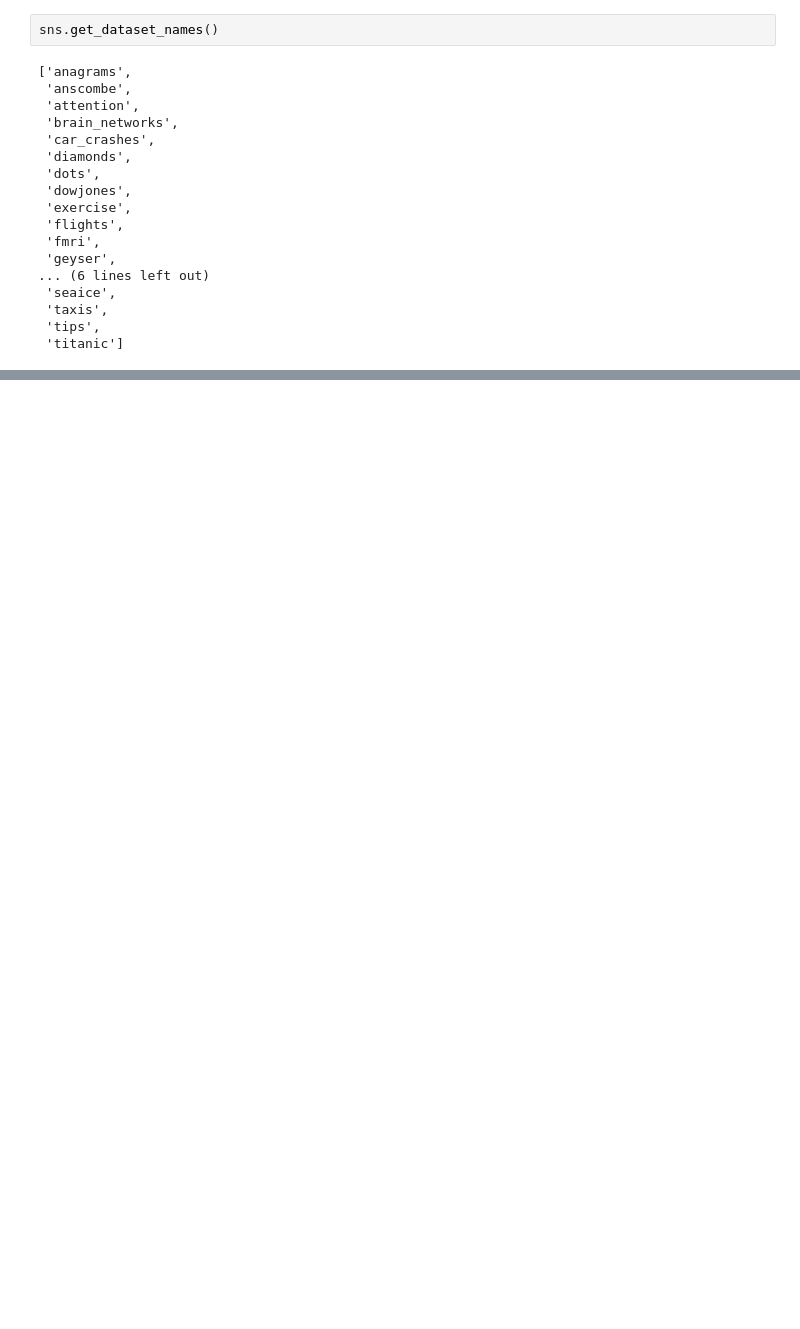
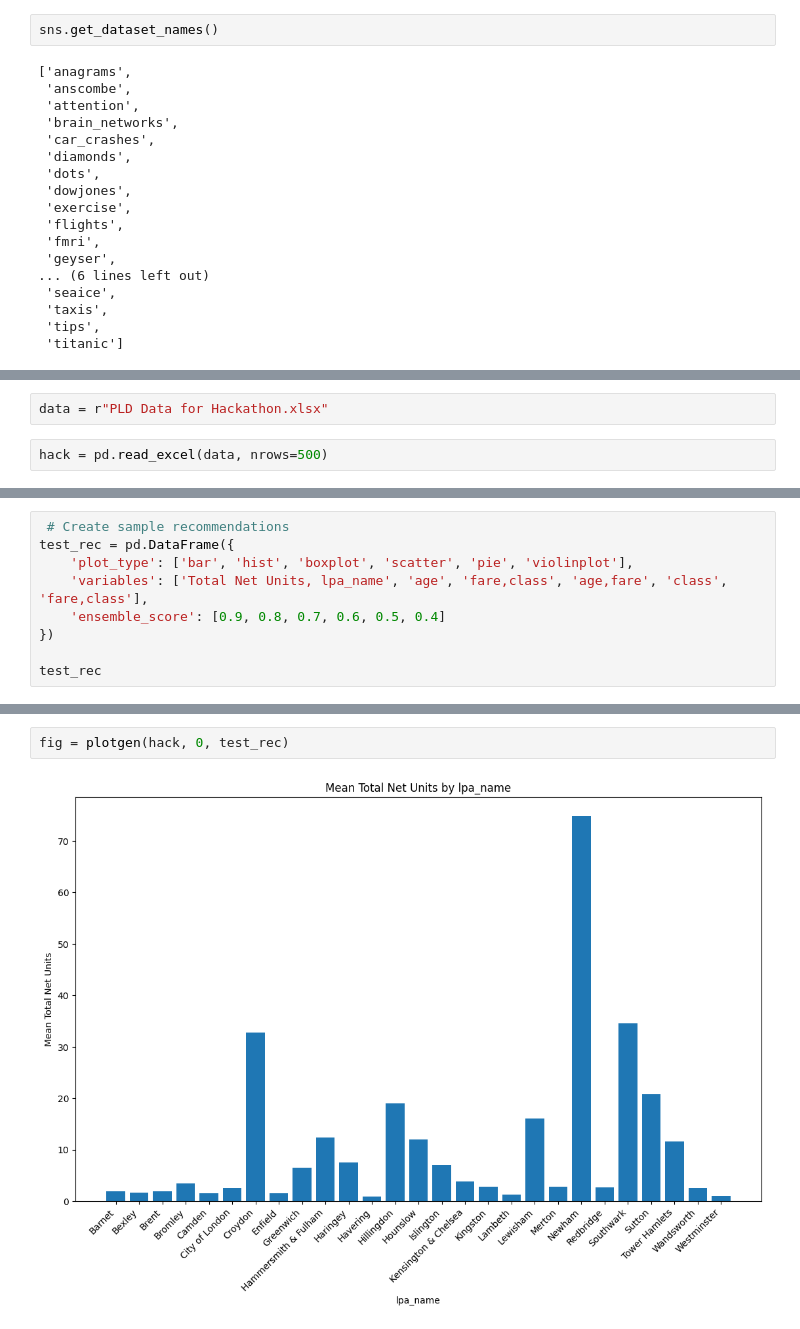
Before and after one commit to jerryola1/PlotSenseAI, a Jupyter notebook: test.ipynb, the cells around one changed output, grey strips where cells are left out. Drawn from its saved outputs; the diff is of its cells as text; blank space fills up the shorter version.

```diff
--- a/test.ipynb
+++ b/test.ipynb
@@ -35,0 +36,4 @@ titanic = sns.load_dataset("penguins")
+# %%
+data = r"PLD Data for Hackathon.xlsx"
+# %%
+hack = pd.read_excel(data, nrows=500)
@@ -62,0 +82,9 @@ recommendation
+# %%
+ # Create sample recommendations
+test_rec = pd.DataFrame({
+    'plot_type': ['bar', 'hist', 'boxplot', 'scatter', 'pie', 'violinplot'],
+    'variables': ['Total Net Units, lpa_name', 'age', 'fare,class', 'age,fare', 'class', 'fare,class'],
+    'ensemble_score': [0.9, 0.8, 0.7, 0.6, 0.5, 0.4]
+})
+
+test_rec
@@ -62,0 +99,4 @@ recommendation
+# %%
+fig = plotgen(hack, 0, test_rec)
+# %% [output]
+[figure, added]
```
Also changed, not shown: parts of 15 cells of this notebook.
